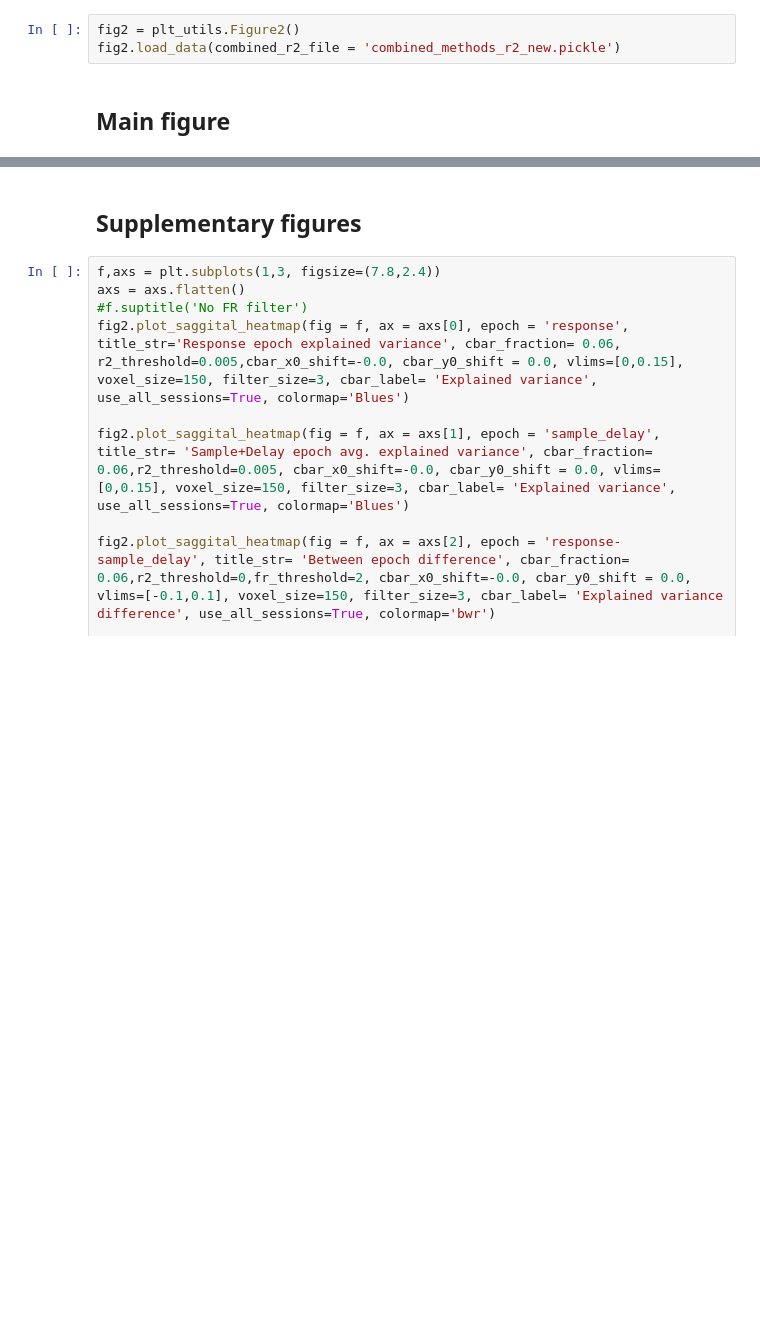
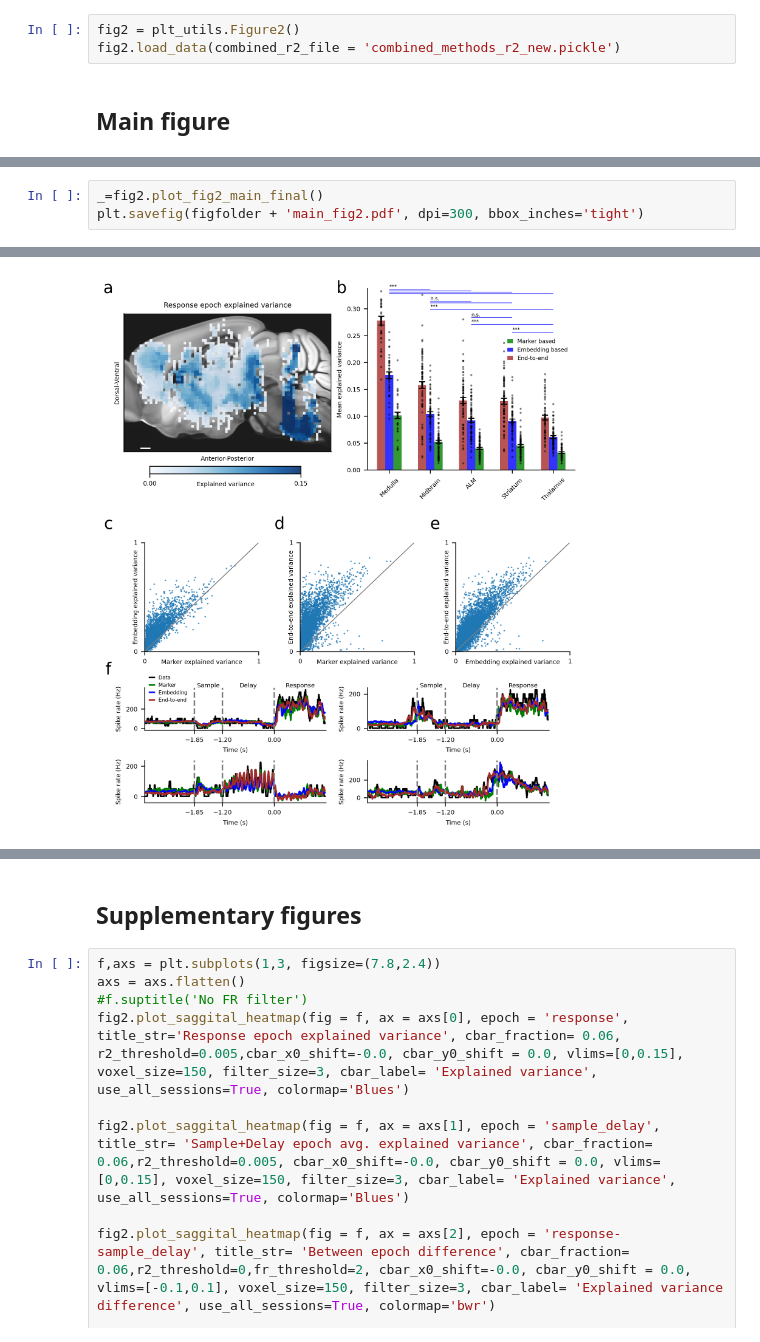
Before and after one commit to druckmann-lab/MapVideoAnalysis, a Jupyter notebook: Notebooks/fig2_plot.ipynb, the cells around one changed output, grey strips where cells are left out. Saved outputs shown, nothing was run; the diff lists cells and outputs as text; blank space fills up the shorter version.

```diff
--- a/Notebooks/fig2_plot.ipynb
+++ b/Notebooks/fig2_plot.ipynb
@@ -64,0 +90,4 @@ Striatum (0.09124806869608708 +/- 0.0033959912662631284) n = 67 vs Thalamus (0.0
+# %%
+_=fig2.plot_fig2_main_final()
+plt.savefig(figfolder + 'main_fig2.pdf', dpi=300, bbox_inches='tight')
+# %% [output]
@@ -64,0 +114 @@ Striatum (0.09124806869608708 +/- 0.0033959912662631284) n = 67 vs Thalamus (0.0
+[figure, added]
```
Also changed, not shown: parts of 10 cells of this notebook, 4 other files.
